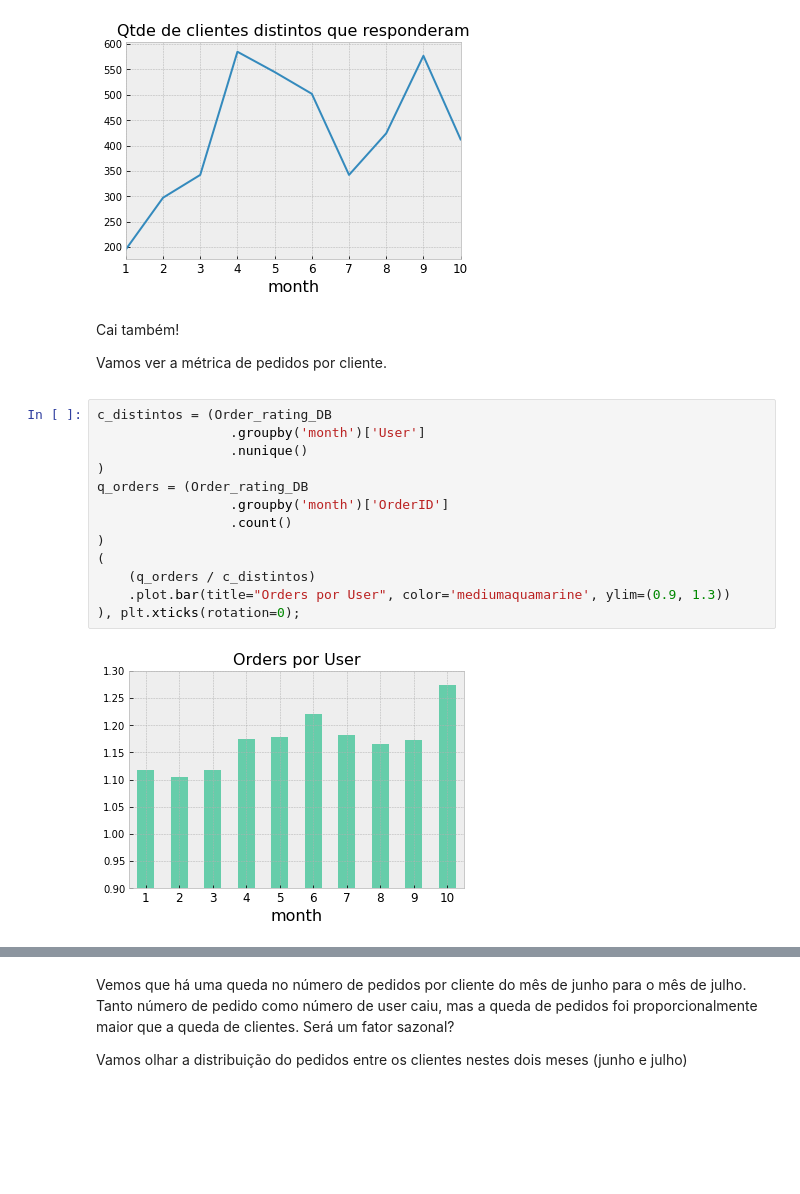
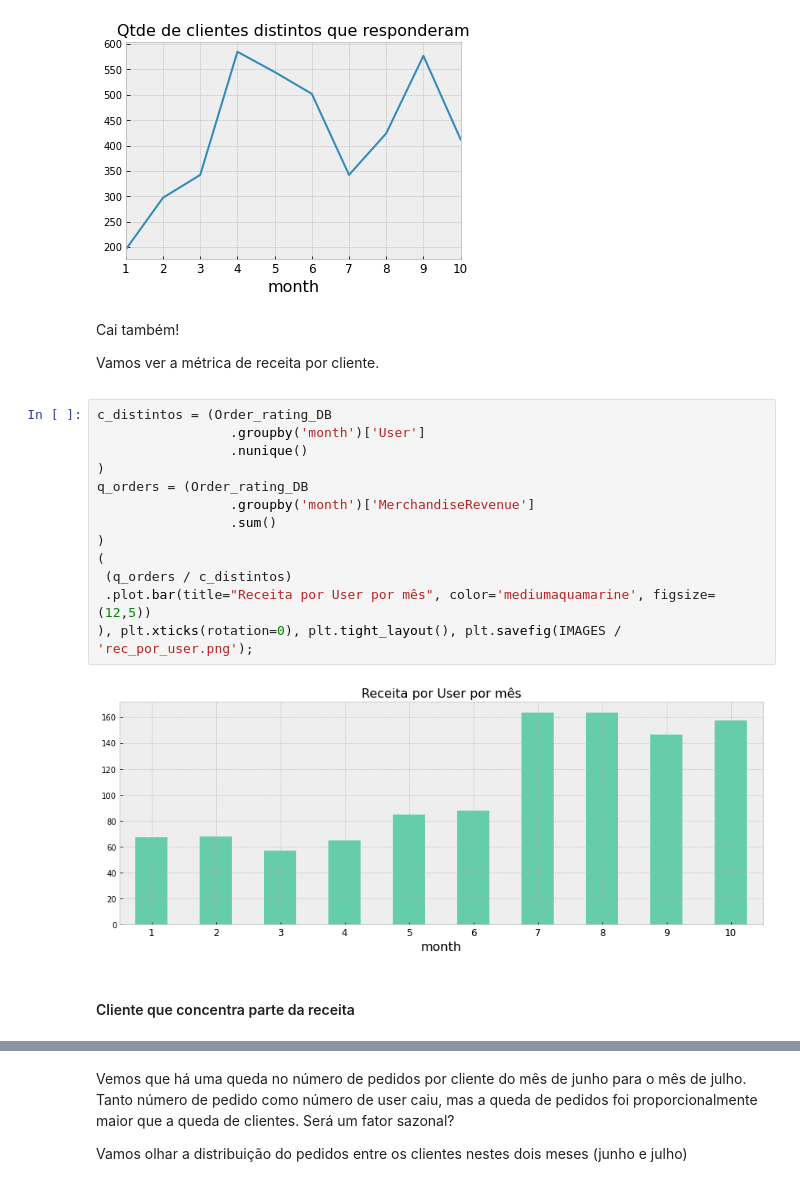
Before and after one commit to japanfelipe/challenge_ze, a Jupyter notebook: desafio I/notebooks/questao1.ipynb, the cells around one changed output, grey strips where cells are left out. Cells and saved outputs as stored; diff of their text form; blank space fills up the shorter version.

```diff
--- a/desafio I/notebooks/questao1.ipynb
+++ b/desafio I/notebooks/questao1.ipynb
@@ -283,19 +283,21 @@ No mês de julho, a receita apresenta um aumento, mas o número de pedidos e usu
 [figure]
 # %% [markdown]
 Cai também! <p>
-Vamos ver a métrica de pedidos por cliente.
+Vamos ver a métrica de receita por cliente.
 # %%
 c_distintos = (Order_rating_DB
                  .groupby('month')['User']
                  .nunique()
 )
 q_orders = (Order_rating_DB
-                 .groupby('month')['OrderID']
-                 .count()
+                 .groupby('month')['MerchandiseRevenue']
+                 .sum()
 )
 (
-    (q_orders / c_distintos)
-    .plot.bar(title="Orders por User", color='mediumaquamarine', ylim=(0.9, 1.3))
-), plt.xticks(rotation=0);
+ (q_orders / c_distintos)
+ .plot.bar(title="Receita por User por mês", color='mediumaquamarine', figsize=(12,5))
+), plt.xticks(rotation=0), plt.tight_layout(), plt.savefig(IMAGES / 'rec_por_user.png');
 # %% [output]
-[figure, old version]
+[figure, new version]
+# %% [markdown]
+#### Cliente que concentra parte da receita
```
Also changed, not shown: parts of 13 cells of this notebook, 12 other files.
